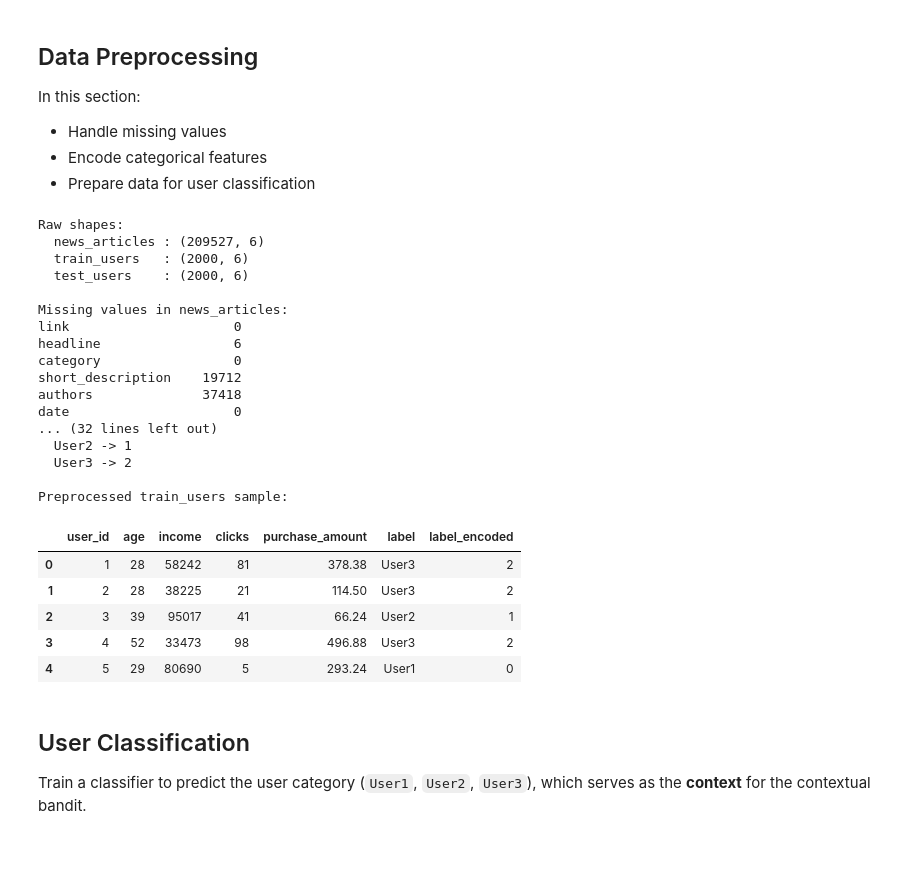
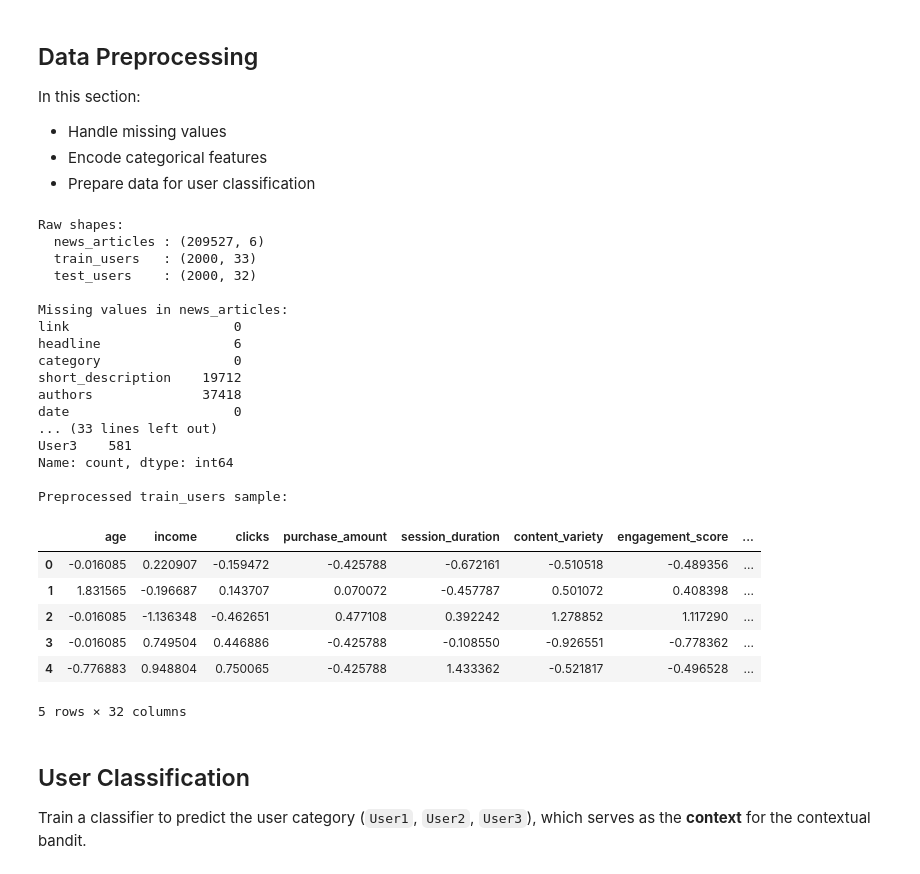
Before and after one commit to warun7/lab3-contextual-bandit, a Jupyter notebook: lab3_results_U20230015.ipynb, the cells around one changed output. Drawn from its saved outputs; the diff is of its cells as text; code cells hidden in the pictures.

```diff
--- a/lab3_results_U20230015.ipynb
+++ b/lab3_results_U20230015.ipynb
@@ -58,76 +58,103 @@ print(f"  news_articles : {news_df.shape}")
 print(f"  train_users   : {train_users.shape}")
 print(f"  test_users    : {test_users.shape}")
 
+#  Clean news articles
 print("\nMissing values in news_articles:")
 print(news_df.isnull().sum())
 
-# Drop rows with missing headlines
 news_df = news_df.dropna(subset=["headline"])
-
-# Fill missing short_description and authors with empty strings
 news_df["short_description"] = news_df["short_description"].fillna("")
 news_df["authors"] = news_df["authors"].fillna("")
-
 print(f"\nNews articles after cleaning: {news_df.shape}")
 
-# Filter news to the 4 bandit categories
+# Filter to the 4 bandit categories
 bandit_categories = ["ENTERTAINMENT", "EDUCATION", "TECH", "CRIME"]
 news_filtered = news_df[news_df["category"].isin(bandit_categories)].copy()
 news_filtered.reset_index(drop=True, inplace=True)
-
 print(f"\nFiltered news articles (4 categories): {news_filtered.shape}")
 print(news_filtered["category"].value_counts())
 
-# Verify user datasets have no missing values
+# Clean user datasets
 print("\nMissing values in train_users:")
-print(train_users.isnull().sum())
+missing_train = train_users.isnull().sum()
+print(missing_train[missing_train > 0])
+
 print("\nMissing values in test_users:")
-print(test_users.isnull().sum())
+missing_test = test_users.isnull().sum()
+print(missing_test[missing_test > 0])
+
+# Fill missing 'age' with the median
+age_median = train_users["age"].median()
+train_users["age"] = train_users["age"].fillna(age_median)
+test_users["age"] = test_users["age"].fillna(age_median)
+print(f"\nFilled missing age with median = {age_median}")
+
+# Encode categorical / non-numeric columns
+# subscriber: bool -> int
+train_users["subscriber"] = train_users["subscriber"].astype(int)
+test_users["subscriber"] = test_users["subscriber"].astype(int)
+
+# region_code: label encode
+region_encoder = LabelEncoder()
+train_users["region_code"] = region_encoder.fit_transform(train_users["region_code"])
+test_users["region_code"] = test_users["region_code"].apply(
+    lambda x: region_encoder.transform([x])[0] if x in region_encoder.classes_ else -1
+)
+
+# Drop non-numeric columns that can't be used as features
+drop_cols = ["user_id", "browser_version"]
+train_users = train_users.drop(columns=drop_cols)
+test_users = test_users.drop(columns=drop_cols)
 
 # Encode user labels
-label_mapping = {"user1": "User1", "user2": "User2", "user3": "User3"}
+label_mapping = {"user_1": "User1", "user_2": "User2", "user_3": "User3"}
 train_users["label"] = train_users["label"].map(label_mapping)
-test_users["label"] = test_users["label"].map(label_mapping)
 
-# Encode labels numerically for the classifier
 user_label_encoder = LabelEncoder()
 user_label_encoder.fit(["User1", "User2", "User3"])
-
 train_users["label_encoded"] = user_label_encoder.transform(train_users["label"])
-test_users["label_encoded"] = user_label_encoder.transform(test_users["label"])
 
 print("\nLabel encoding:")
 for cls, code in zip(user_label_encoder.classes_, user_label_encoder.transform(user_label_encoder.classes_)):
     print(f"  {cls} -> {code}")
 
-feature_cols = ["age", "income", "clicks", "purchase_amount"]
+# Define feature columns (all numeric columns except label)
+feature_cols = [c for c in train_users.columns if c not in ["label", "label_encoded"]]
+print(f"\nUsing {len(feature_cols)} features: {feature_cols}")
 
+# Scale features
+scaler = StandardScaler()
+train_users[feature_cols] = scaler.fit_transform(train_users[feature_cols])
+test_users[feature_cols] = scaler.transform(test_users[feature_cols])
+
+print(f"\nClass distribution (train):\n{train_users['label'].value_counts()}")
 print("\nPreprocessed train_users sample:")
 train_users.head()
 # %% [output]
 Raw shapes:
   news_articles : (209527, 6)
-  train_users   : (2000, 6)
-  test_users    : (2000, 6)
+  train_users   : (2000, 33)
+  test_users    : (2000, 32)
 
 Missing values in news_articles:
 link                     0
 headline                 6
 category                 0
 short_description    19712
 authors              37418
 date                     0
-... (32 lines left out)
-  User2 -> 1
-  User3 -> 2
+... (33 lines left out)
+User3    581
+Name: count, dtype: int64
 
 Preprocessed train_users sample:
-|  | user_id | age | income | clicks | purchase_amount | label | label_encoded |
-| 0 | 1 | 28 | 58242 | 81 | 378.38 | User3 | 2 |
-| 1 | 2 | 28 | 38225 | 21 | 114.50 | User3 | 2 |
-| 2 | 3 | 39 | 95017 | 41 | 66.24 | User2 | 1 |
-| 3 | 4 | 52 | 33473 | 98 | 496.88 | User3 | 2 |
-| 4 | 5 | 29 | 80690 | 5 | 293.24 | User1 | 0 |
+|  | age | income | clicks | purchase_amount | session_duration | content_variety | engagement_score | ... |
+| 0 | -0.016085 | 0.220907 | -0.159472 | -0.425788 | -0.672161 | -0.510518 | -0.489356 | ... |
+| 1 | 1.831565 | -0.196687 | 0.143707 | 0.070072 | -0.457787 | 0.501072 | 0.408398 | ... |
+| 2 | -0.016085 | -1.136348 | -0.462651 | 0.477108 | 0.392242 | 1.278852 | 1.117290 | ... |
+| 3 | -0.016085 | 0.749504 | 0.446886 | -0.425788 | -0.108550 | -0.926551 | -0.778362 | ... |
+| 4 | -0.776883 | 0.948804 | 0.750065 | -0.425788 | 1.433362 | -0.521817 | -0.496528 | ... |
+5 rows × 32 columns
 # %% [markdown]
 ## User Classification
 
```
Also changed, not shown: parts of 3 cells of this notebook.
